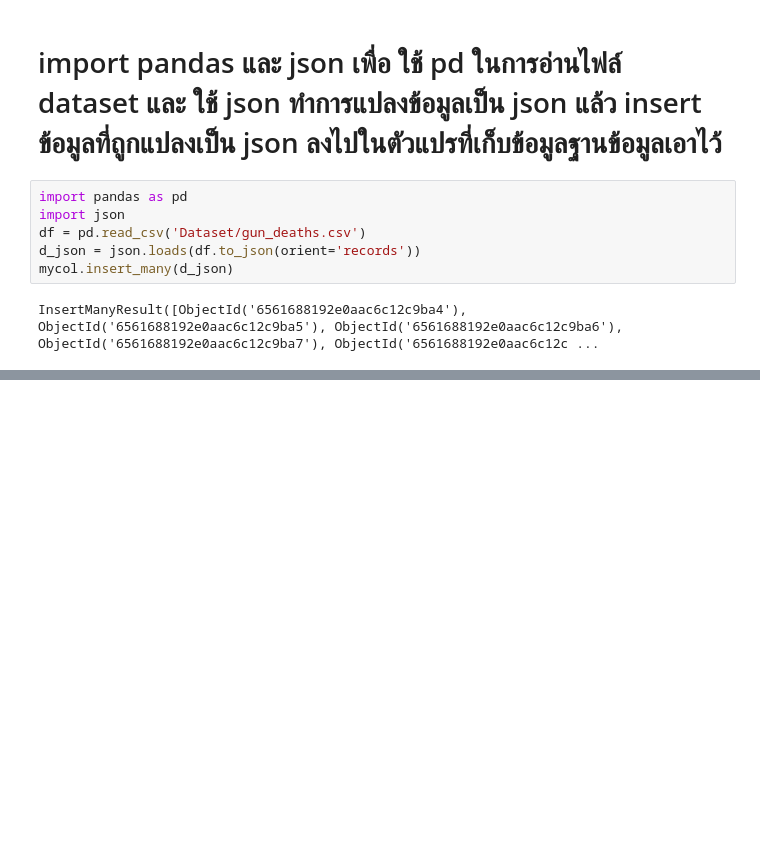
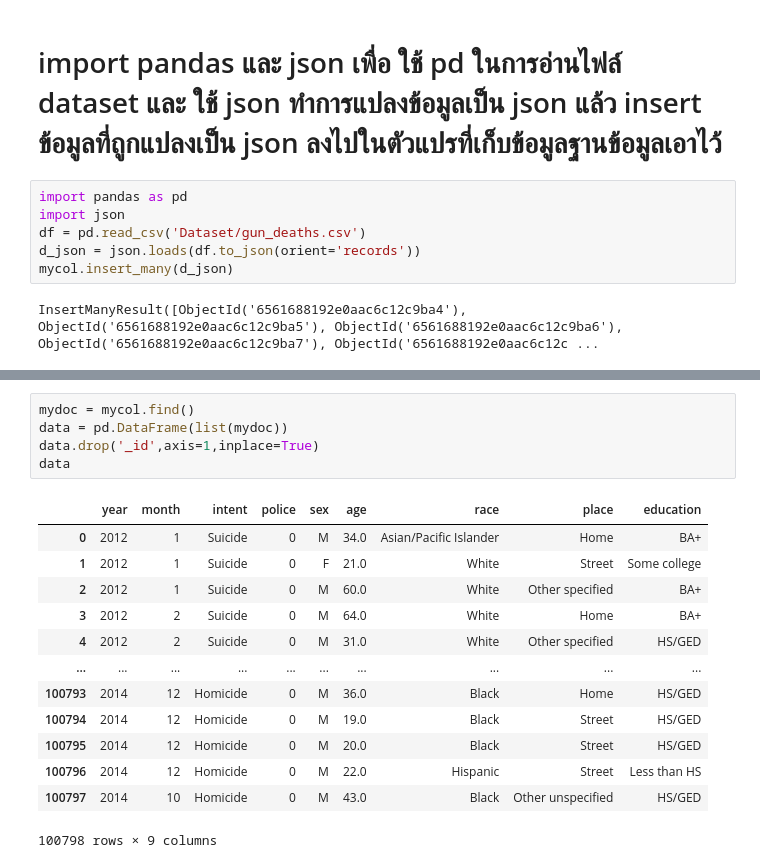
Before and after one commit to ThaphatTT/FinalDataAnalytics, a Jupyter notebook: GunAndDeathsInAmerica.ipynb, the cells around one changed output, grey strips where cells are left out. Cells and saved outputs as stored; diff of their text form; blank space fills up the shorter version.

Commit message:
find and change data to dataframe and drop column

```diff
--- a/GunAndDeathsInAmerica.ipynb
+++ b/GunAndDeathsInAmerica.ipynb
@@ -23,0 +28,19 @@ InsertManyResult([ObjectId('6561688192e0aac6c12c9ba4'), ObjectId('6561688192e0aa
+# %%
+mydoc = mycol.find()
+data = pd.DataFrame(list(mydoc))
+data.drop('_id',axis=1,inplace=True)
+data
+# %% [output]
+|  | year | month | intent | police | sex | age | race | place | education |
+| 0 | 2012 | 1 | Suicide | 0 | M | 34.0 | Asian/Pacific Islander | Home | BA+ |
+| 1 | 2012 | 1 | Suicide | 0 | F | 21.0 | White | Street | Some college |
+| 2 | 2012 | 1 | Suicide | 0 | M | 60.0 | White | Other specified | BA+ |
+| 3 | 2012 | 2 | Suicide | 0 | M | 64.0 | White | Home | BA+ |
+| 4 | 2012 | 2 | Suicide | 0 | M | 31.0 | White | Other specified | HS/GED |
+| ... | ... | ... | ... | ... | ... | ... | ... | ... | ... |
+| 100793 | 2014 | 12 | Homicide | 0 | M | 36.0 | Black | Home | HS/GED |
+| 100794 | 2014 | 12 | Homicide | 0 | M | 19.0 | Black | Street | HS/GED |
+| 100795 | 2014 | 12 | Homicide | 0 | M | 20.0 | Black | Street | HS/GED |
+| 100796 | 2014 | 12 | Homicide | 0 | M | 22.0 | Hispanic | Street | Less than HS |
+| 100797 | 2014 | 10 | Homicide | 0 | M | 43.0 | Black | Other unspecified | HS/GED |
+100798 rows × 9 columns
```
Also changed, not shown: parts of 1 cell of this notebook.
